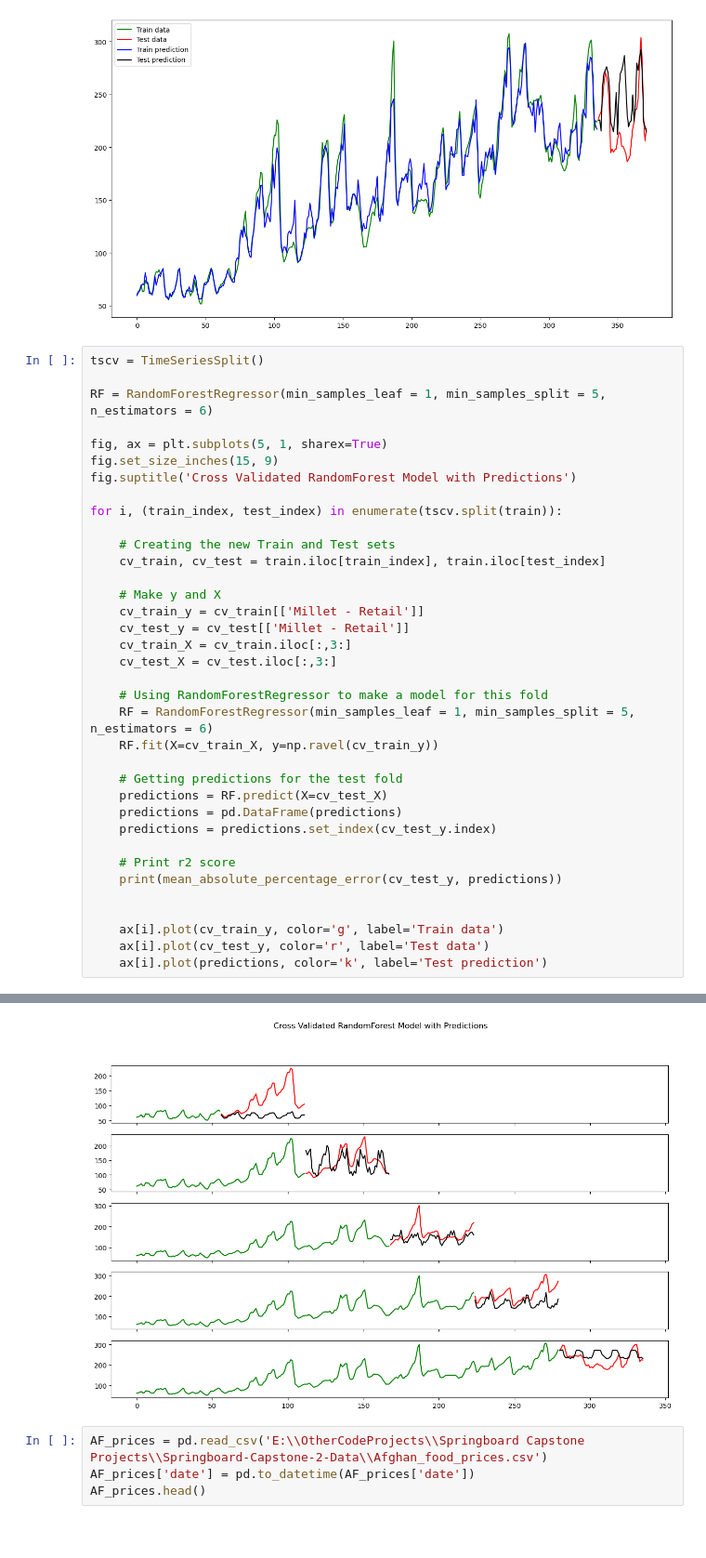
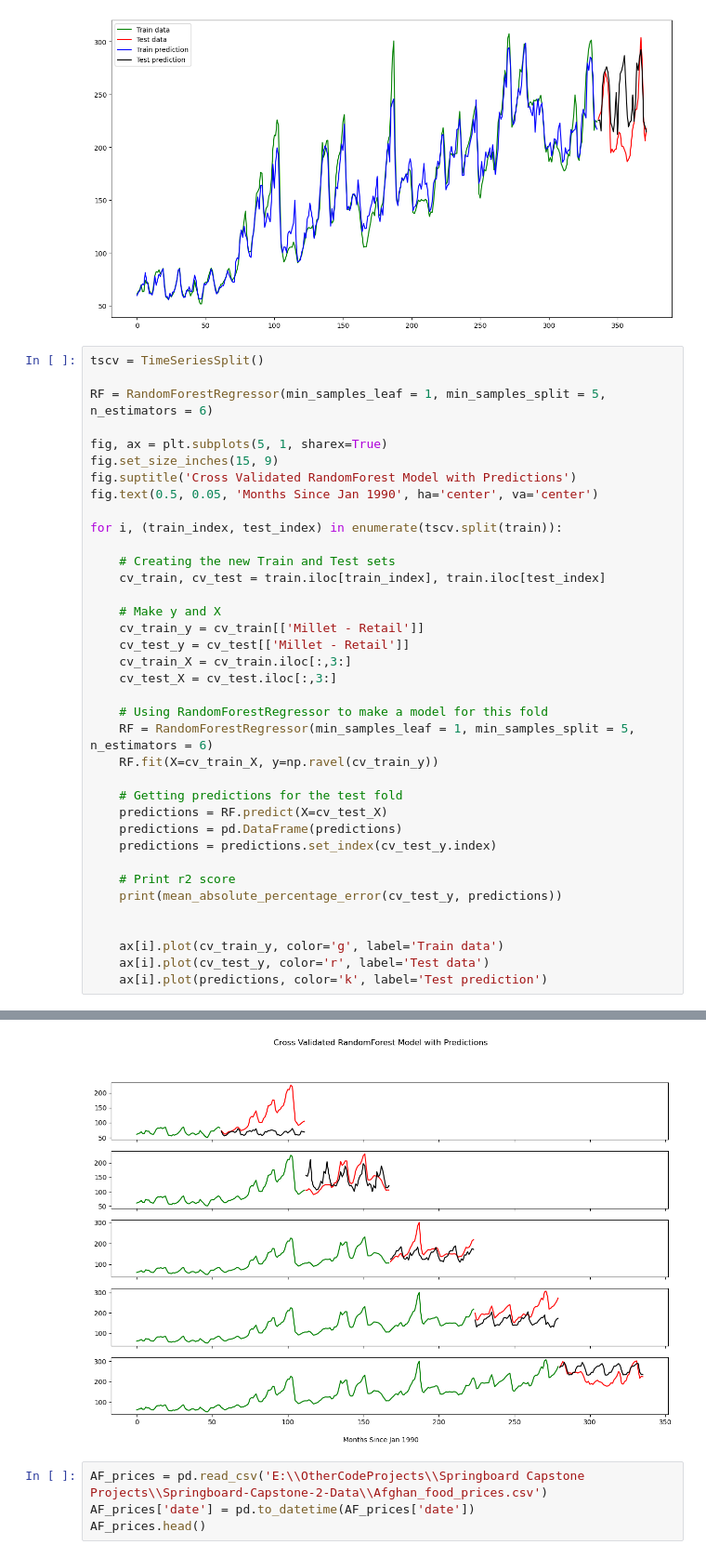
Before and after one commit to wwhite5/Springboard-Capstone-2-Time-Series, a Jupyter notebook: Notebooks/Final_Modeling.ipynb, the cells around one changed output, grey strips where cells are left out. Shown at 93% size. Drawn from its saved outputs; the diff is of its cells as text; blank space fills up the shorter version.

```diff
--- a/Notebooks/Final_Modeling.ipynb
+++ b/Notebooks/Final_Modeling.ipynb
@@ -587,6 +587,7 @@ RF = RandomForestRegressor(min_samples_leaf = 1, min_samples_split = 5, n_estima
 fig, ax = plt.subplots(5, 1, sharex=True)
 fig.set_size_inches(15, 9)
 fig.suptitle('Cross Validated RandomForest Model with Predictions')
+fig.text(0.5, 0.05, 'Months Since Jan 1990', ha='center', va='center')
 
 for i, (train_index, test_index) in enumerate(tscv.split(train)):
 
@@ -624,4 +625,4 @@ for i, (train_index, test_index) in enumerate(tscv.split(train)):
-[figure, old version]
+[figure, new version]
 # %%
 AF_prices = pd.read_csv('E:\\OtherCodeProjects\\Springboard Capstone Projects\\Springboard-Capstone-2-Data\\Afghan_food_prices.csv')
 AF_prices['date'] = pd.to_datetime(AF_prices['date'])
```
Also changed, not shown: parts of 3 cells of this notebook, 6 other files.
